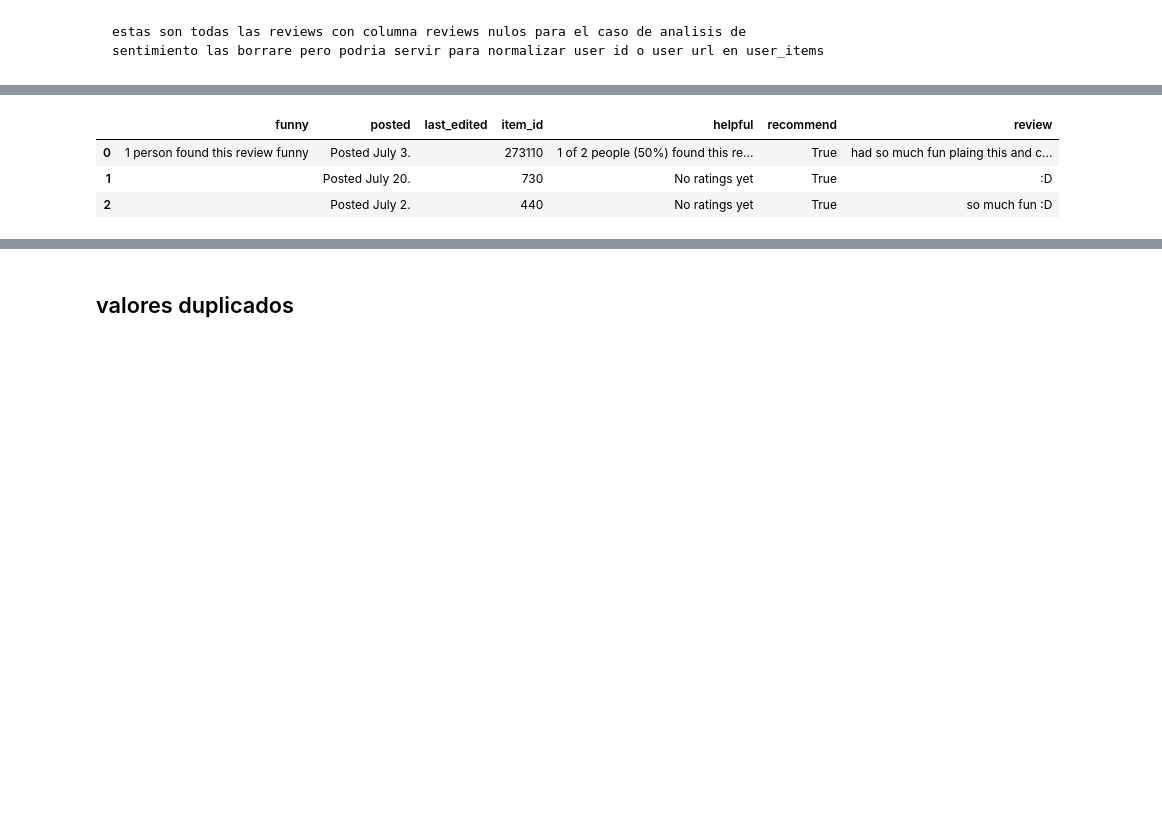
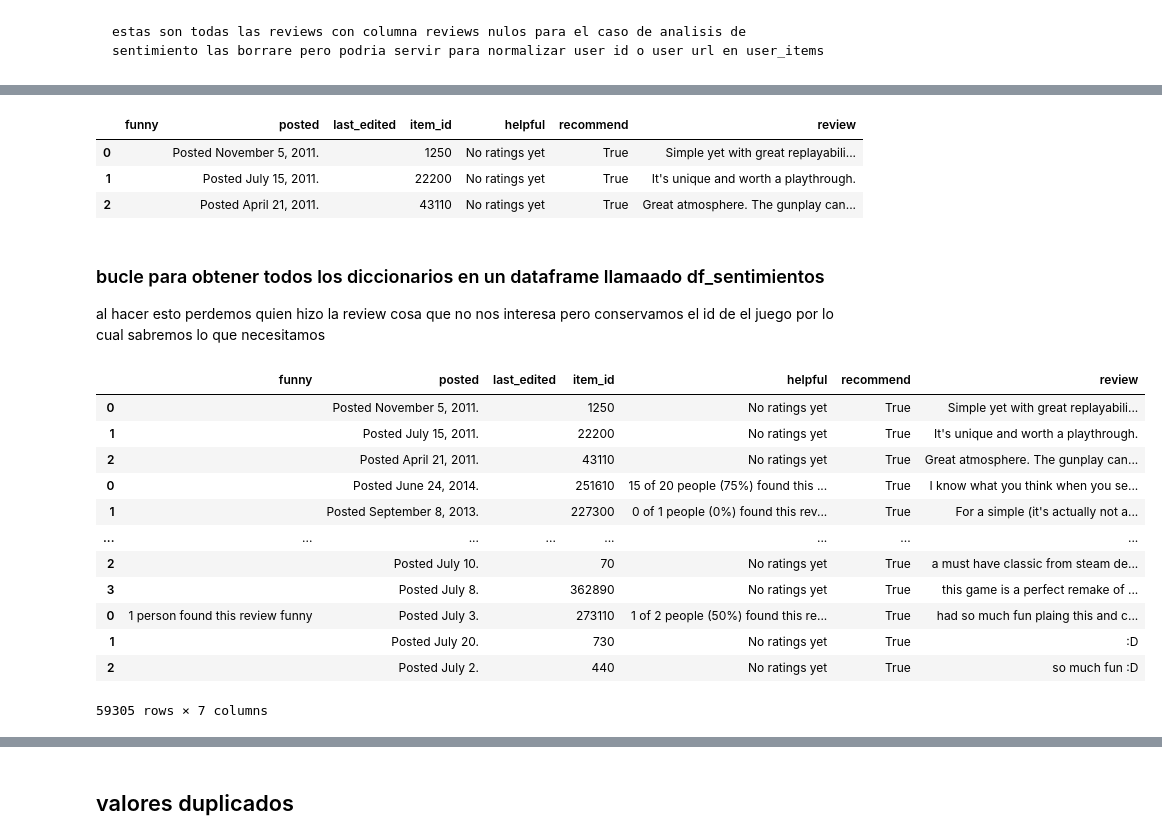
Before and after one commit to tDelbarco/PI_ML_OPS, a Jupyter notebook: ETL_&_EDA/ETL_def.ipynb, the cells around one changed output, grey strips where cells are left out. Cells and saved outputs as stored; diff of their text form; code cells hidden in the pictures; blank space fills up the shorter version.

Commit message:
reviews y userdata df a archivos

```diff
--- a/ETL_&_EDA/ETL_def.ipynb
+++ b/ETL_&_EDA/ETL_def.ipynb
@@ -599,14 +592,35 @@ pd.json_normalize(df_ur["reviews"][0])
+# %%
+pd.json_normalize(df_ur["reviews"][0])# al hacer json_normalize en cada fila nos devuelve el siguiente dataframe que es lo que me interesa
+# %% [output]
+|  | funny | posted | last_edited | item_id | helpful | recommend | review |
+| 0 |  | Posted November 5, 2011. |  | 1250 | No ratings yet | True | Simple yet with great replayabili... |
+| 1 |  | Posted July 15, 2011. |  | 22200 | No ratings yet | True | It's unique and worth a playthrough. |
+| 2 |  | Posted April 21, 2011. |  | 43110 | No ratings yet | True | Great atmosphere. The gunplay can... |
+# %% [markdown]
+### bucle para obtener todos los diccionarios en un dataframe llamaado df_sentimientos
+
+al hacer esto perdemos quien hizo la review cosa que no nos interesa pero conservamos el id de el juego por lo cual sabremos lo que necesitamos
 # %%
-var = 0
+df_sentimientos = pd.DataFrame(columns=["funny","posted","last_edited","item_id","helpful","recommend","review"])
+cont = 0
 for i in df_ur["reviews"]:
+    cont += 1
     var = pd.json_normalize(i)
     # Supongamos que df1 y df2 son tus DataFrames con las mismas columnas
-    df_result = pd.concat([df1, df2], axis=1)
+    df_sentimientos = pd.concat([df_sentimientos, var], axis=0)
 
-
-var
+df_sentimientos#tardo 2min 40s
 # %% [output]
 |  | funny | posted | last_edited | item_id | helpful | recommend | review |
+| 0 |  | Posted November 5, 2011. |  | 1250 | No ratings yet | True | Simple yet with great replayabili... |
+| 1 |  | Posted July 15, 2011. |  | 22200 | No ratings yet | True | It's unique and worth a playthrough. |
+| 2 |  | Posted April 21, 2011. |  | 43110 | No ratings yet | True | Great atmosphere. The gunplay can... |
+| 0 |  | Posted June 24, 2014. |  | 251610 | 15 of 20 people (75%) found this ... | True | I know what you think when you se... |
+| 1 |  | Posted September 8, 2013. |  | 227300 | 0 of 1 people (0%) found this rev... | True | For a simple (it's actually not a... |
+| ... | ... | ... | ... | ... | ... | ... | ... |
+| 2 |  | Posted July 10. |  | 70 | No ratings yet | True | a must have classic from steam de... |
+| 3 |  | Posted July 8. |  | 362890 | No ratings yet | True | this game is a perfect remake of ... |
 | 0 | 1 person found this review funny | Posted July 3. |  | 273110 | 1 of 2 people (50%) found this re... | True | had so much fun plaing this and c... |
 | 1 |  | Posted July 20. |  | 730 | No ratings yet | True | :D |
 | 2 |  | Posted July 2. |  | 440 | No ratings yet | True | so much fun :D |
+59305 rows × 7 columns
```
Also changed, not shown: parts of 18 cells of this notebook, 3 other files.
